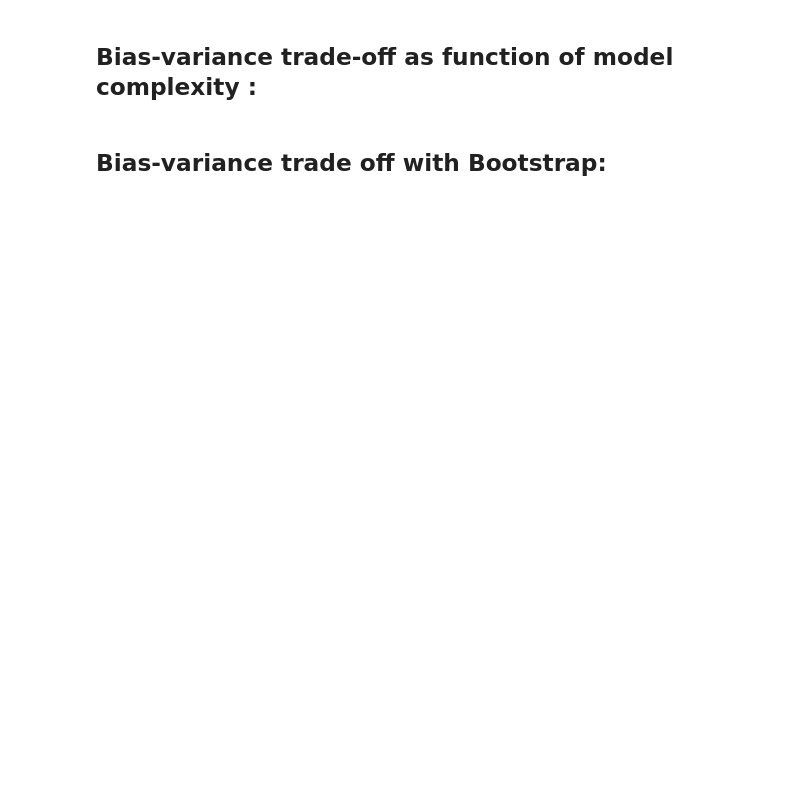
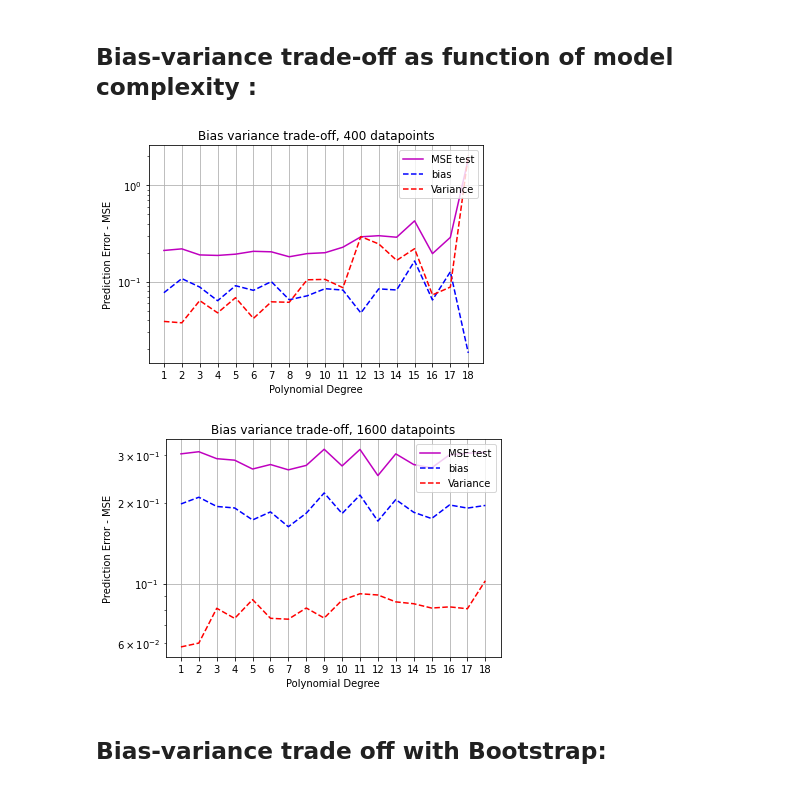
Before and after one commit to AndreasBordvik/FYS-STK4155-Prj1_report, a Jupyter notebook: code/Exercise2.ipynb, the cells around one changed output. Cells and saved outputs as stored; diff of their text form; code cells hidden in the pictures; blank space fills up the shorter version.

```diff
--- a/code/Exercise2.ipynb
+++ b/code/Exercise2.ipynb
@@ -22,7 +24,7 @@ for n in (20,40):
     x = np.sort(np.random.uniform(0, 1, n))
     y = np.sort(np.random.uniform(0, 1, n))
     x,y = np.meshgrid(x,y)
-    t = FrankeFunction(x,y) + noise_factor(n)
+    t = FrankeFunction(x,y) + noise_factor(n, factor = 0.3)
 
     MSE_test = np.zeros(maxdegree)
     MSE_train = np.zeros(maxdegree)
@@ -32,34 +34,37 @@ for n in (20,40):
 
     for degree in tqdm(range(1, maxdegree+1)):
         X = create_X(x, y, n=degree)
         X_train, X_test, t_train, t_test = prepare_data(
             X, t_flat, SEED_VALUE, test_size=0.2, shuffle=True, scale_X=True, scale_t=False)
 
 
         model = OLS()
         t_hat_train = model.fit(X_train, t_train)
         t_predicted = model.predict(X_test)
 
         MSE_test[degree-1] = MSE(t_test, t_predicted)
         bias[degree-1] = np.mean(t_test - np.mean(t_predicted))**2
         variance[degree-1] = np.var(t_predicted)
 
 
     plt.semilogy(np.arange(1,maxdegree+1), MSE_test,"m", label='MSE test')
     plt.semilogy(np.arange(1,maxdegree+1), bias,"b--", label='bias')
     plt.semilogy(np.arange(1,maxdegree+1), variance,"r--", label='Variance')
     #plt.plot(np.arange(1,maxdegree+1), variance+bias,"o--", label='CONTROL')
 
 
     plt.xlabel(f"Polynomial Degree")
-    plt.ylabel("Prediction Error - MSE (log)")
+    plt.ylabel("Prediction Error - MSE")
 
     plt.grid(True)
     plt.legend(loc=1)
     plt.title(f"Bias variance trade-off, {n**2} datapoints")
     plt.xticks(np.arange(1,maxdegree+1))
     plt.savefig(f"{REPORT_FIGURES}{EX2}model_complexity_bias_var_function_n_{n}.pdf")
     plt.show()
+# %% [output]
+[figure, added]
+[figure, added]
 # %% [markdown]
 ## Bias-variance trade off with Bootstrap:
 # %%
```
Also changed, not shown: parts of 2 cells of this notebook, 21 other files.
